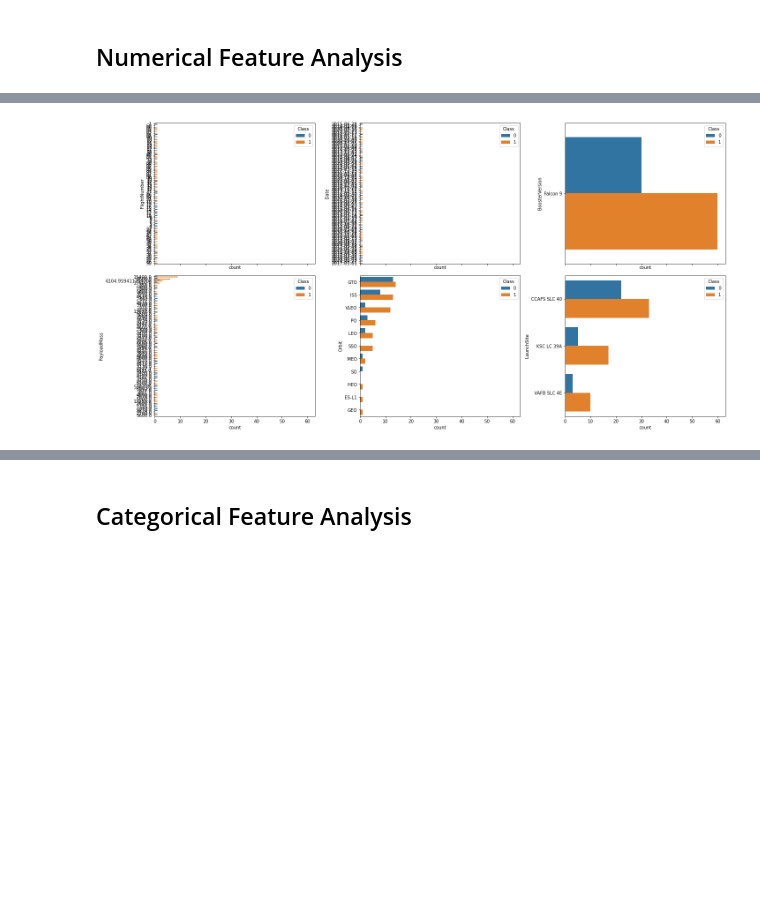
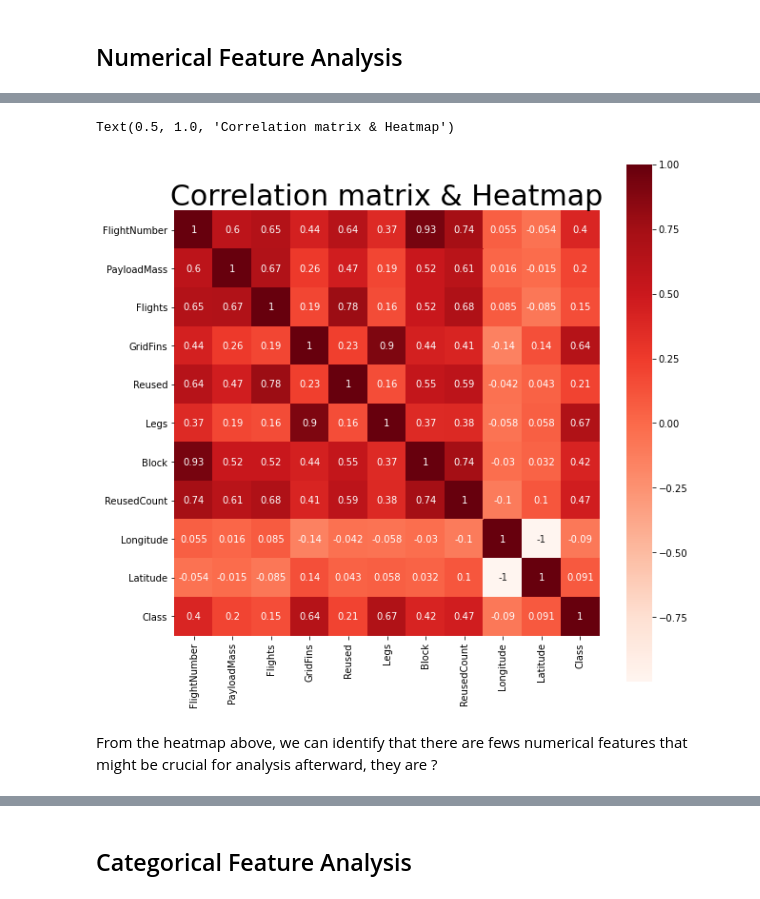
Before and after one commit to chiakl/spacex, a Jupyter notebook: spacex.ipynb, the cells around one changed output, grey strips where cells are left out. Saved outputs shown, nothing was run; the diff lists cells and outputs as text; code cells hidden in the pictures; blank space fills up the shorter version.

Commit message:
Added graphs and desc in num & cat analysis.

```diff
--- a/spacex.ipynb
+++ b/spacex.ipynb
@@ -141,6 +141,18 @@ df.corr()
 | Longitude | 0.055256 | 0.016181 | 0.085228 | -0.143677 | -0.042160 | -0.057701 | -0.030037 | -0.101877 | 1.000000 | ... |
 | Latitude | -0.054194 | -0.014655 | -0.084547 | 0.144427 | 0.042669 | 0.058161 | 0.031621 | 0.102668 | -0.999966 | ... |
 | Class | 0.401923 | 0.199992 | 0.149787 | 0.642540 | 0.207582 | 0.673825 | 0.416015 | 0.466584 | -0.089519 | ... |
+# %%
+plt.figure(figsize =(10,10))
+corrmat = df.corr()
+sns.heatmap(corrmat, square=True, annot=True, cbar=True, cmap="Reds");
+plt.title('Correlation matrix & Heatmap',fontsize = 30)
+
+#added by Kylin
+# %% [output]
+Text(0.5, 1.0, 'Correlation matrix & Heatmap')
+[figure, added]
+# %% [markdown]
+From the heatmap above, we can identify that there are fews numerical features that might be crucial for analysis afterward, they are ?
 # %%
 num = df[['FlightNumber','PayloadMass','Flights','GridFins','Reused','Legs','Block','ReusedCount','Longitude','Latitude']]
 num
@@ -158,16 +170,3 @@ num
 | 88 | 89 | 15400.000000 | 3 | True | True | True | 5.0 | 2 | -80.577366 | ... |
 | 89 | 90 | 3681.000000 | 1 | True | False | True | 5.0 | 0 | -80.577366 | ... |
 90 rows × 10 columns
-# %%
-fig, axes =plt.subplots(2,3, figsize=(20,10), sharex=True)
-axes = axes.flatten()
-
-for ax, col in zip(axes, df):
-    sns.countplot(y=col, hue='Class', data=df, ax=ax, order = df[col].value_counts().index)
-
-plt.tight_layout()
-plt.show()
-
-#added by Kylin
-# %% [output]
-[figure, removed]
```
Also changed, not shown: parts of 2 cells of this notebook.
